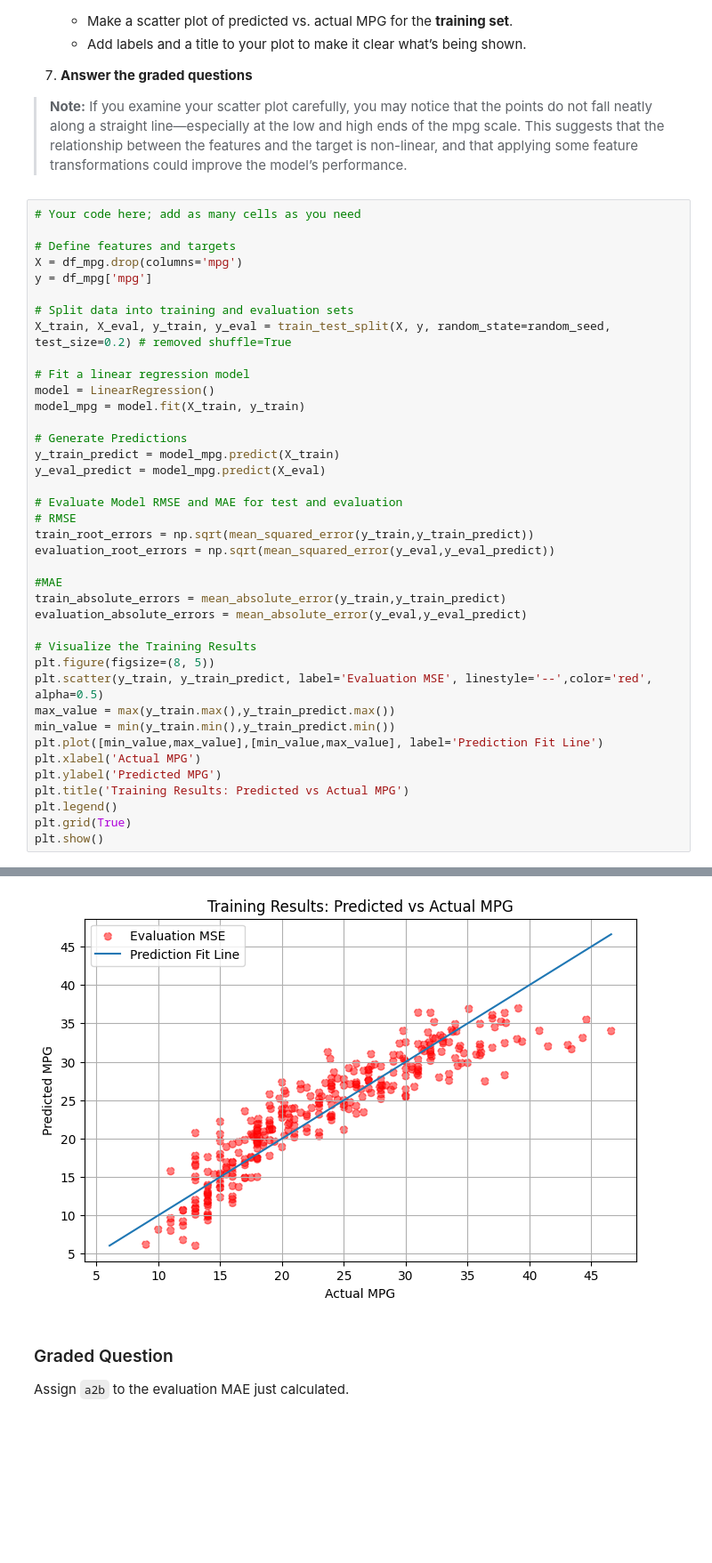
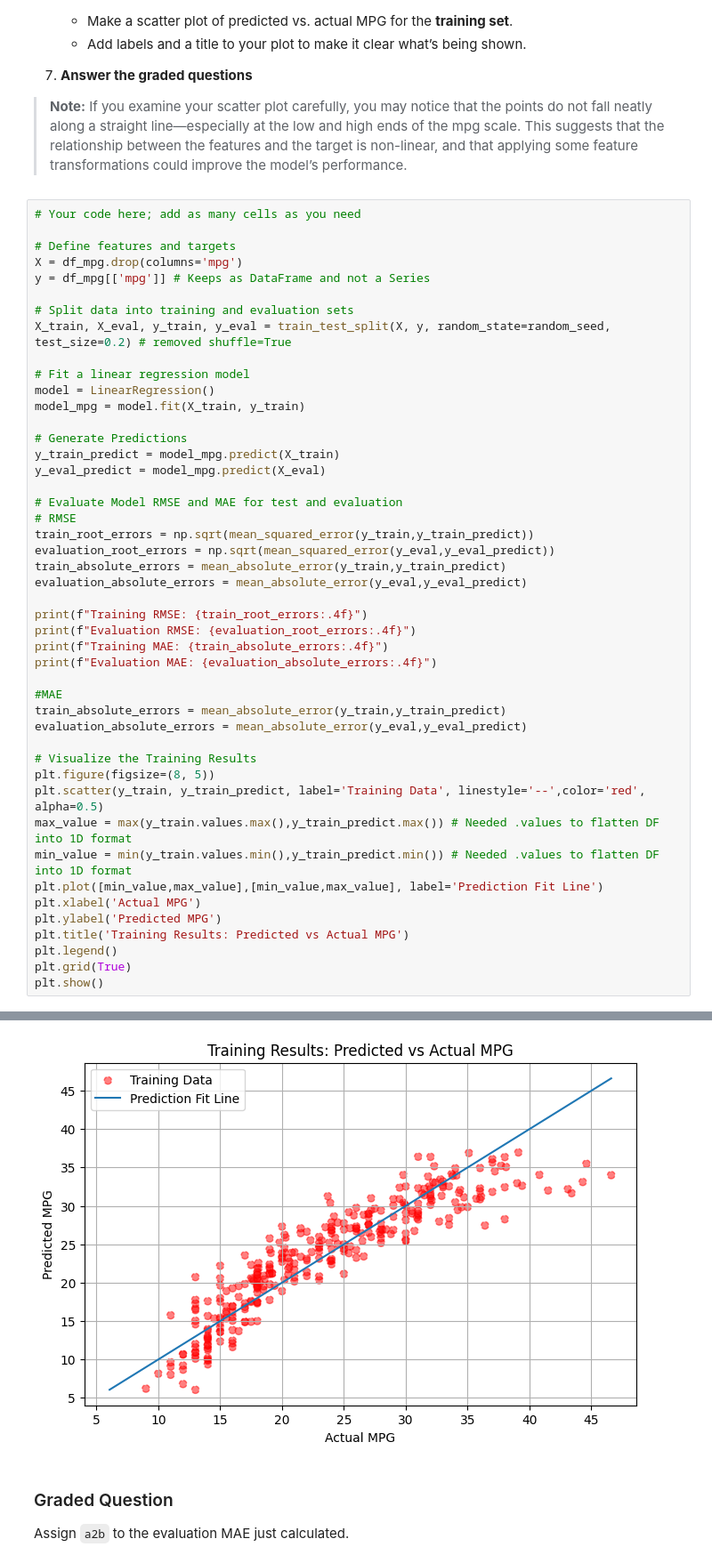
Before and after one commit to tware5-star/Module-3-Assignments, a Jupyter notebook: Homework_03.ipynb, the cells around one changed output, grey strips where cells are left out. Shown at 89% size. Drawn from its saved outputs; the diff is of its cells as text; blank space fills up the shorter version.

```diff
--- a/Homework_03.ipynb
+++ b/Homework_03.ipynb
@@ -518,7 +518,7 @@ In this part, you’ll build a baseline linear regression model to predict `mpg`
 
 # Define features and targets
 X = df_mpg.drop(columns='mpg')
-y = df_mpg['mpg']
+y = df_mpg[['mpg']] # Keeps as DataFrame and not a Series
 
 # Split data into training and evaluation sets
 X_train, X_eval, y_train, y_eval = train_test_split(X, y, random_state=random_seed, test_size=0.2) # removed shuffle=True
@@ -535,6 +535,13 @@ y_eval_predict = model_mpg.predict(X_eval)
 # RMSE
 train_root_errors = np.sqrt(mean_squared_error(y_train,y_train_predict))
 evaluation_root_errors = np.sqrt(mean_squared_error(y_eval,y_eval_predict))
+train_absolute_errors = mean_absolute_error(y_train,y_train_predict)
+evaluation_absolute_errors = mean_absolute_error(y_eval,y_eval_predict)
+
+print(f"Training RMSE: {train_root_errors:.4f}")
+print(f"Evaluation RMSE: {evaluation_root_errors:.4f}")
+print(f"Training MAE: {train_absolute_errors:.4f}")
+print(f"Evaluation MAE: {evaluation_absolute_errors:.4f}")
 
 #MAE
 train_absolute_errors = mean_absolute_error(y_train,y_train_predict)
@@ -542,9 +549,9 @@ evaluation_absolute_errors = mean_absolute_error(y_eval,y_eval_predict)
 
 # Visualize the Training Results
 plt.figure(figsize=(8, 5))
-plt.scatter(y_train, y_train_predict, label='Evaluation MSE', linestyle='--',color='red', alpha=0.5)
-max_value = max(y_train.max(),y_train_predict.max())
-min_value = min(y_train.min(),y_train_predict.min())
+plt.scatter(y_train, y_train_predict, label='Training Data', linestyle='--',color='red', alpha=0.5)
+max_value = max(y_train.values.max(),y_train_predict.max()) # Needed .values to flatten DF into 1D format
+min_value = min(y_train.values.min(),y_train_predict.min()) # Needed .values to flatten DF into 1D format
 plt.plot([min_value,max_value],[min_value,max_value], label='Prediction Fit Line')
 plt.xlabel('Actual MPG')
 plt.ylabel('Predicted MPG')
@@ -556,4 +567,4 @@ plt.show()
-[figure, old version]
+[figure, new version]
 # %% [markdown]
 ### Graded Question
 
```
Also changed, not shown: parts of 4 cells of this notebook.
